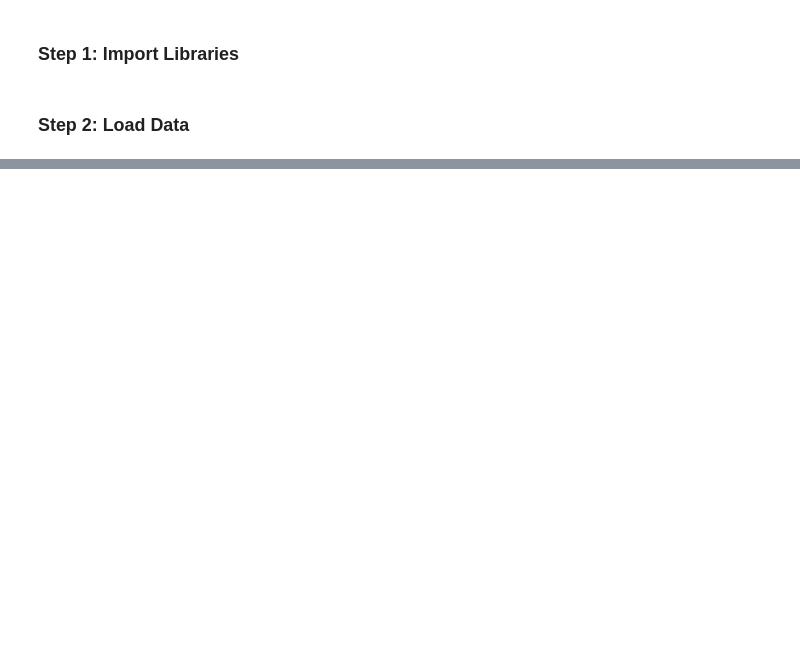
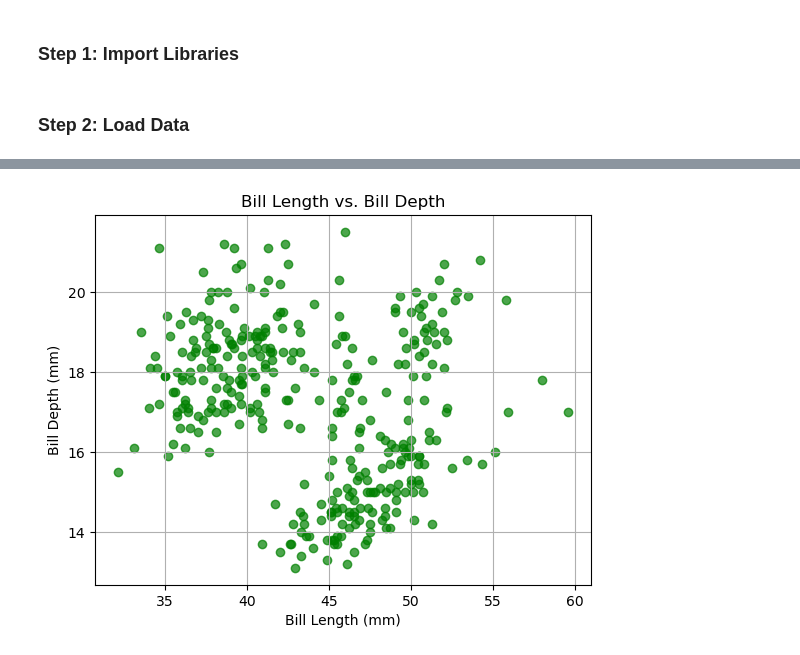
Before and after one commit to MiltonGreat/Palmer-Penguins, a Jupyter notebook: Palmer Penguins.ipynb, the cells around one changed output, grey strips where cells are left out. Drawn from its saved outputs; the diff is of its cells as text; code cells hidden in the pictures; blank space fills up the shorter version.

```diff
--- a/Palmer Penguins.ipynb
+++ b/Palmer Penguins.ipynb
@@ -99,0 +182,14 @@ Index(['island', 'culmen_length_mm', 'culmen_depth_mm', 'flipper_length_mm',
+# %%
+# Scatterplot of Bill Length vs. Bill Depth
+
+# Scatterplots are useful for visualizing the relationship between two numerical variables.
+# Each data point is represented by a marker on the plot, and the position of the marker corresponds to the values of the two variables.
+
+plt.scatter(penguins_data['culmen_length_mm'], penguins_data['culmen_depth_mm'], color='g', alpha=0.7)
+plt.title('Bill Length vs. Bill Depth')
+plt.xlabel('Bill Length (mm)')
+plt.ylabel('Bill Depth (mm)')
+plt.grid(True)
+plt.show()
+# %% [output]
+[figure, added]
```
Also changed, not shown: parts of 46 cells of this notebook.
